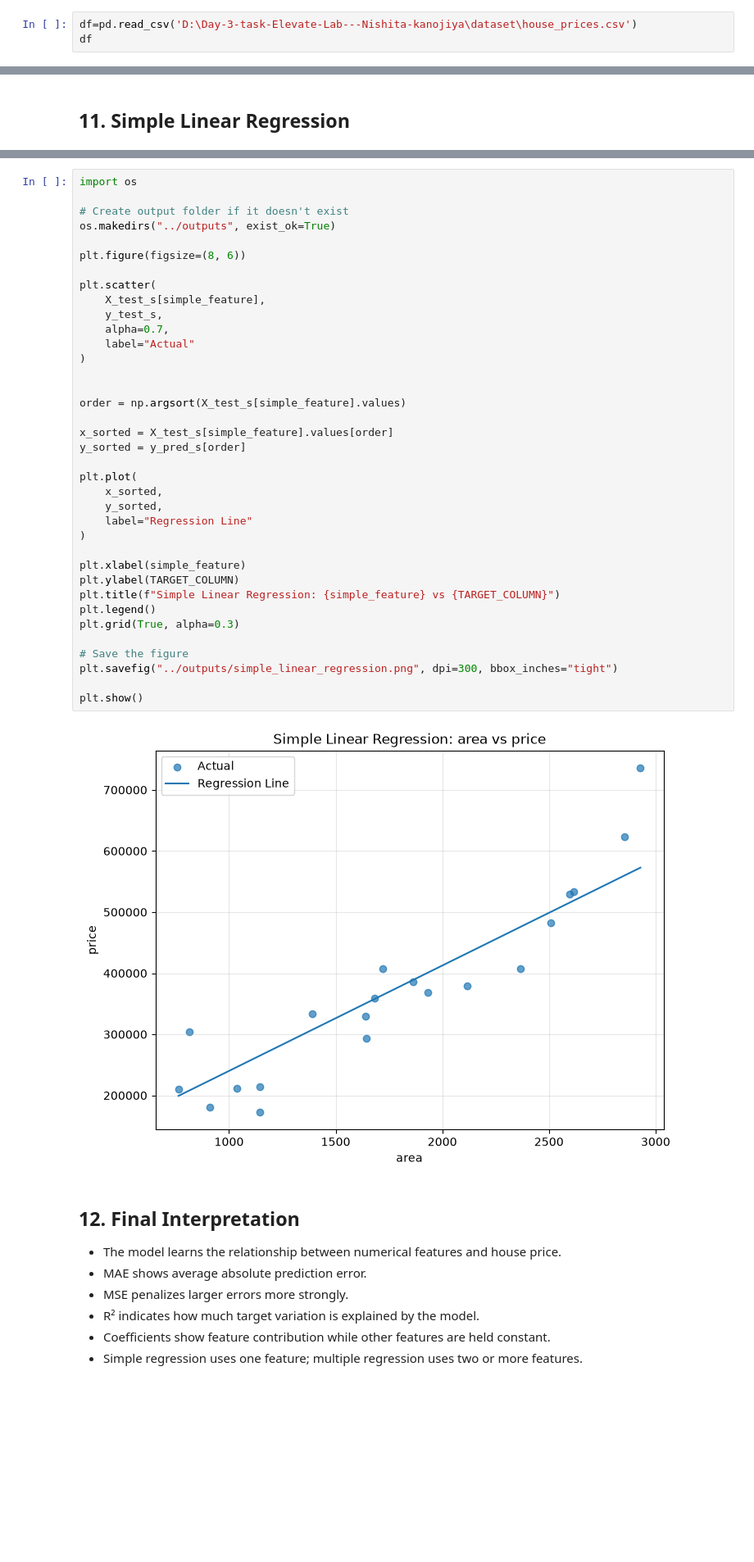
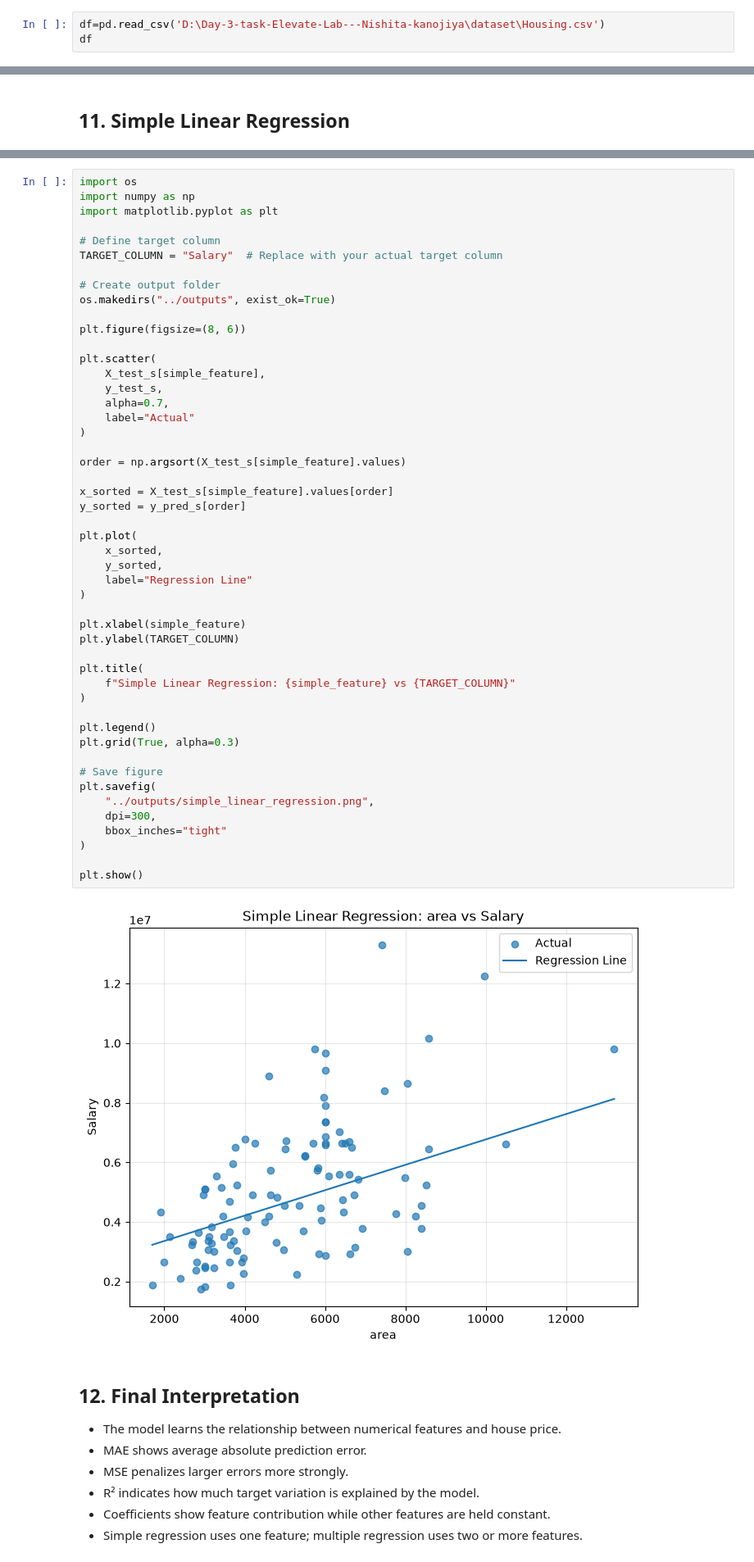
Before and after one commit to nishita2026-nk/Day-3-task-Elevate-Lab---Nishita-kanojiya, a Jupyter notebook: notebook/Linear_reg.ipynb, the cells around one changed output, grey strips where cells are left out. Shown at 82% size. Cells and saved outputs as stored; diff of their text form; blank space fills up the shorter version.

```diff
--- a/notebook/Linear_reg.ipynb
+++ b/notebook/Linear_reg.ipynb
@@ -17,6 +17,6 @@ Libraries imported successfully.
 # %% [markdown]
 ## 2. Load Dataset
 # %%
-df=pd.read_csv('D:\Day-3-task-Elevate-Lab---Nishita-kanojiya\dataset\house_prices.csv')
+df=pd.read_csv('D:\Day-3-task-Elevate-Lab---Nishita-kanojiya\dataset\Housing.csv')
 df
 # %% [output]
@@ -222,42 +249,54 @@ Simple Linear Regression R²: 0.8376
 # %%
 import os
+import numpy as np
+import matplotlib.pyplot as plt
 
-# Create output folder if it doesn't exist
+# Define target column
+TARGET_COLUMN = "Salary"  # Replace with your actual target column
+
+# Create output folder
 os.makedirs("../outputs", exist_ok=True)
 
 plt.figure(figsize=(8, 6))
 
 plt.scatter(
     X_test_s[simple_feature],
     y_test_s,
     alpha=0.7,
     label="Actual"
 )
-
 
 order = np.argsort(X_test_s[simple_feature].values)
 
 x_sorted = X_test_s[simple_feature].values[order]
 y_sorted = y_pred_s[order]
 
 plt.plot(
     x_sorted,
     y_sorted,
     label="Regression Line"
 )
 
 plt.xlabel(simple_feature)
 plt.ylabel(TARGET_COLUMN)
-plt.title(f"Simple Linear Regression: {simple_feature} vs {TARGET_COLUMN}")
+
+plt.title(
+    f"Simple Linear Regression: {simple_feature} vs {TARGET_COLUMN}"
+)
+
 plt.legend()
 plt.grid(True, alpha=0.3)
 
-# Save the figure
-plt.savefig("../outputs/simple_linear_regression.png", dpi=300, bbox_inches="tight")
+# Save figure
+plt.savefig(
+    "../outputs/simple_linear_regression.png",
+    dpi=300,
+    bbox_inches="tight"
+)
 
 plt.show()
 # %% [output]
-[figure, old version]
+[figure, new version]
 # %% [markdown]
 ## 12. Final Interpretation
 
```
Also changed, not shown: parts of 12 cells of this notebook, 11 other files.
